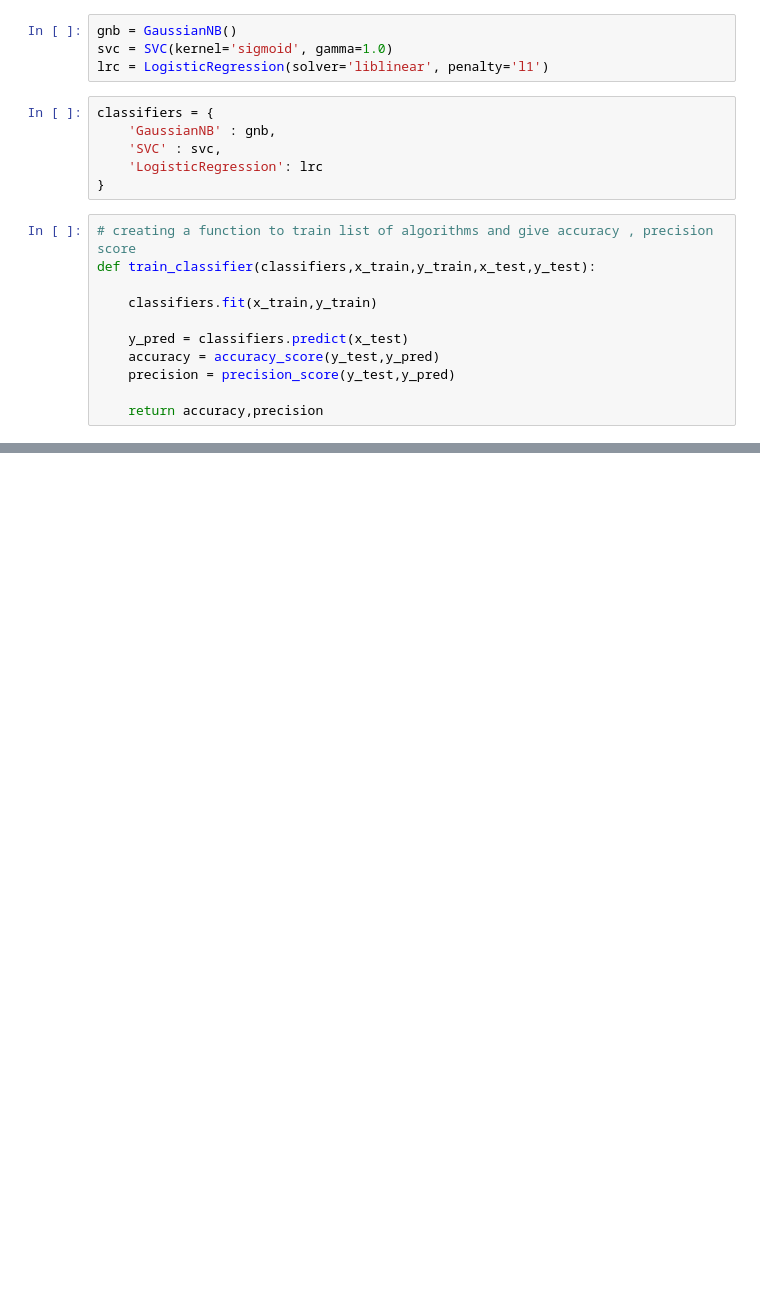
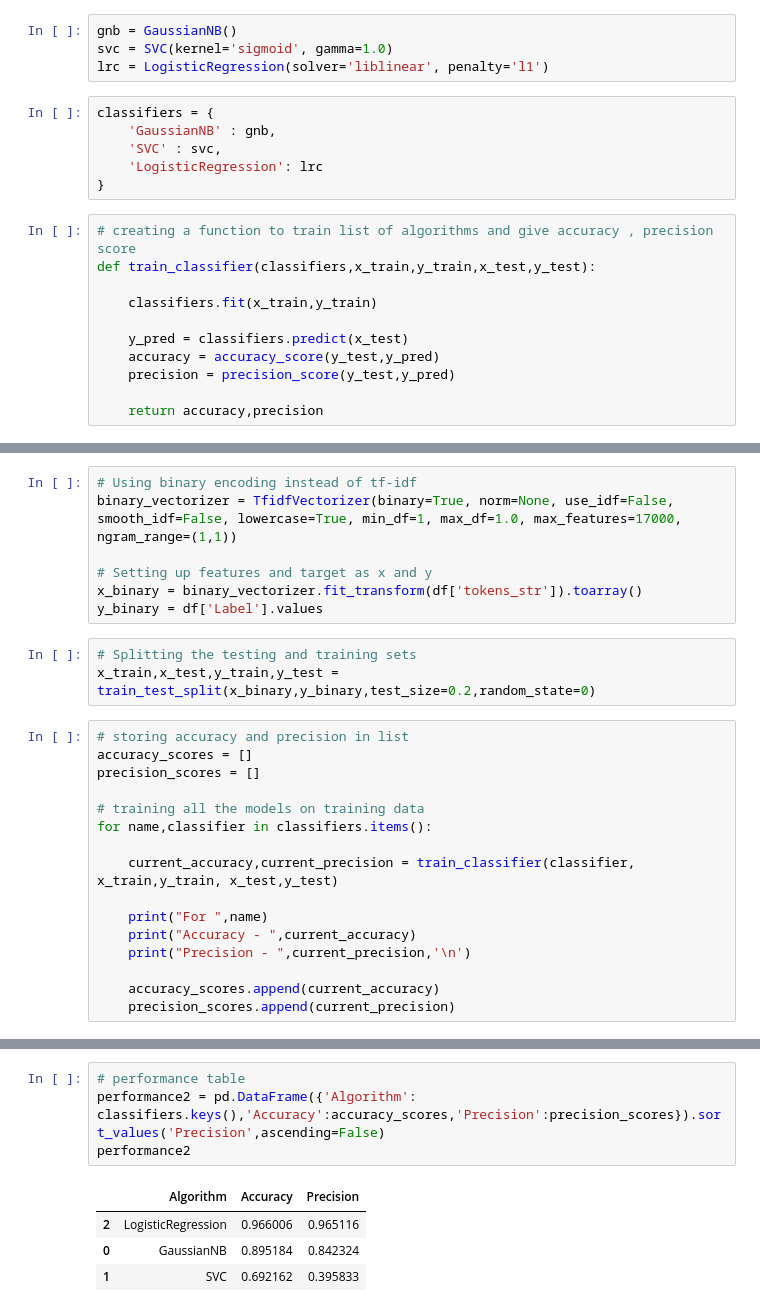
Before and after one commit to OliviaLiu417/EmailClassfication, a Jupyter notebook: Copy_1_of_vioviov_project.ipynb, the cells around one changed output, grey strips where cells are left out. Cells and saved outputs as stored; diff of their text form; blank space fills up the shorter version.

```diff
--- a/Copy_1_of_vioviov_project.ipynb
+++ b/Copy_1_of_vioviov_project.ipynb
@@ -255,0 +257,26 @@ performance
+# %%
+# Using binary encoding instead of tf-idf
+binary_vectorizer = TfidfVectorizer(binary=True, norm=None, use_idf=False, smooth_idf=False, lowercase=True, min_df=1, max_df=1.0, max_features=17000, ngram_range=(1,1))
+
+# Setting up features and target as x and y
+x_binary = binary_vectorizer.fit_transform(df['tokens_str']).toarray()
+y_binary = df['Label'].values
+# %%
+# Splitting the testing and training sets
+x_train,x_test,y_train,y_test = train_test_split(x_binary,y_binary,test_size=0.2,random_state=0)
+# %%
+# storing accuracy and precision in list
+accuracy_scores = []
+precision_scores = []
+
+# training all the models on training data
+for name,classifier in classifiers.items():
+
+    current_accuracy,current_precision = train_classifier(classifier, x_train,y_train, x_test,y_test)
+
+    print("For ",name)
+    print("Accuracy - ",current_accuracy)
+    print("Precision - ",current_precision,'\n')
+
+    accuracy_scores.append(current_accuracy)
+    precision_scores.append(current_precision)
@@ -255,0 +295,9 @@ performance
+# %%
+# performance table
+performance2 = pd.DataFrame({'Algorithm': classifiers.keys(),'Accuracy':accuracy_scores,'Precision':precision_scores}).sort_values('Precision',ascending=False)
+performance2
+# %% [output]
+|  | Algorithm | Accuracy | Precision |
+| 2 | LogisticRegression | 0.966006 | 0.965116 |
+| 0 | GaussianNB | 0.895184 | 0.842324 |
+| 1 | SVC | 0.692162 | 0.395833 |
```
Also changed, not shown: parts of 7 cells of this notebook.
